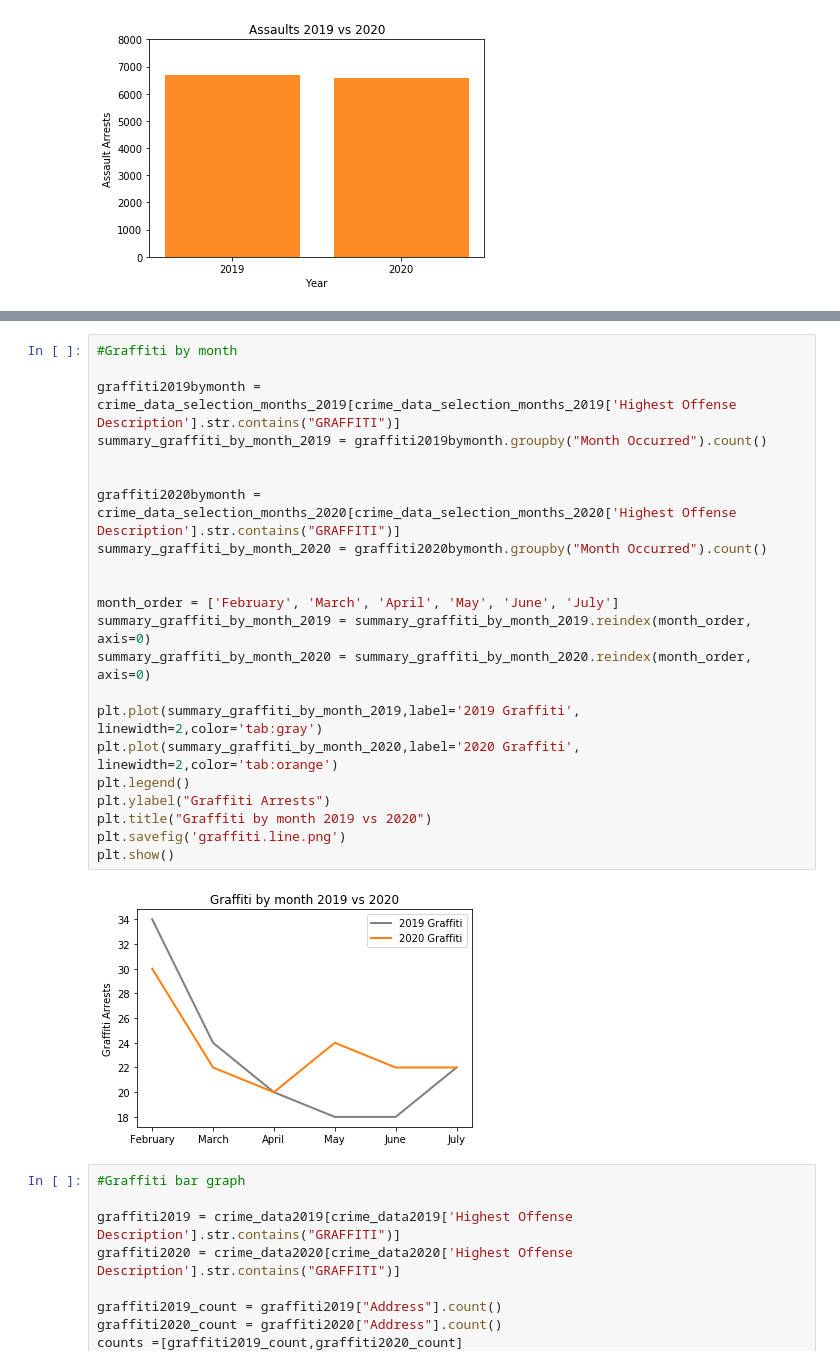
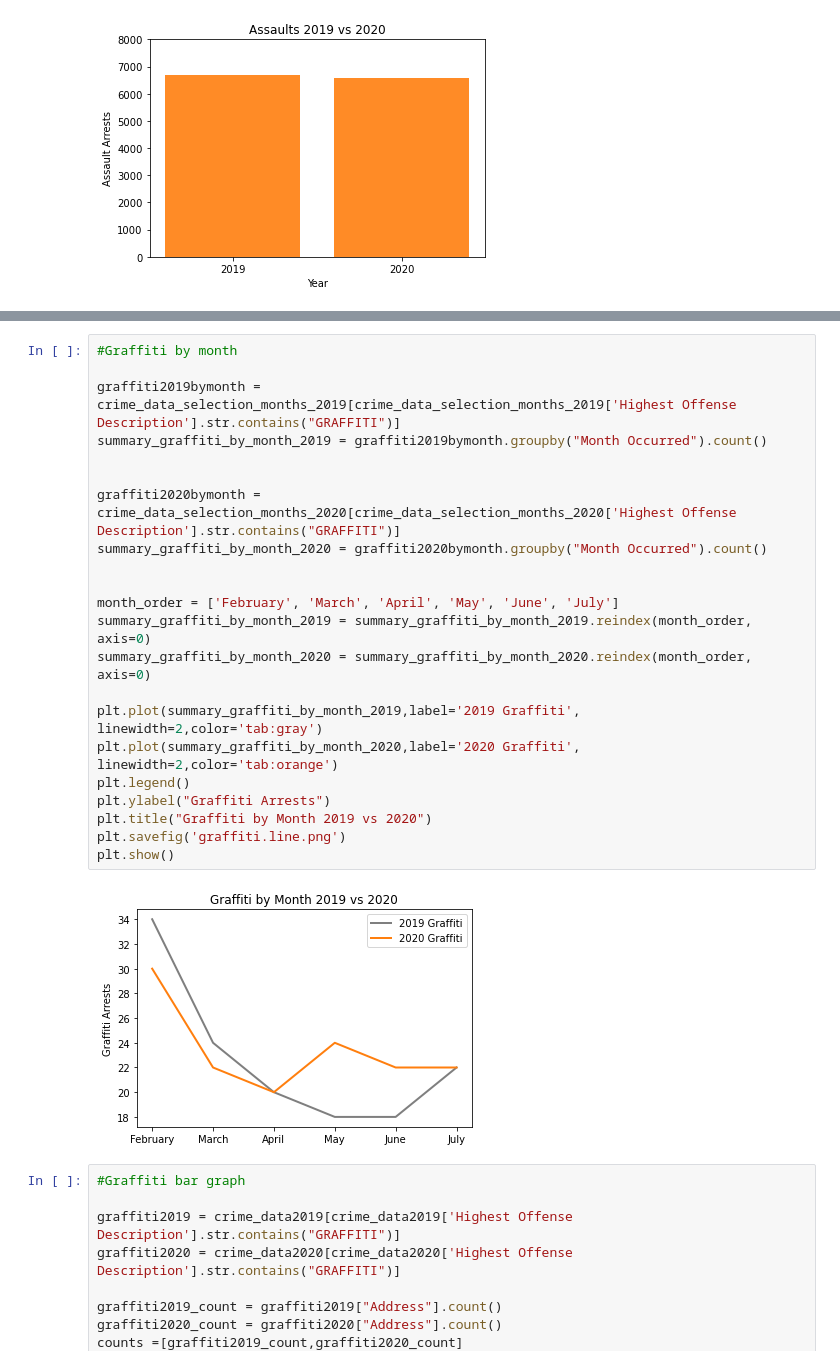
Before and after one commit to ibeth92/Crime_in_the_Time_of_COVID, a Jupyter notebook: rick.covid.project.ipynb, the cells around one changed output, grey strips where cells are left out. Drawn from its saved outputs; the diff is of its cells as text.

```diff
--- a/rick.covid.project.ipynb
+++ b/rick.covid.project.ipynb
@@ -188,27 +188,27 @@ Murder increased by 33.33 percent in 2020!
 # %%
 #Graffiti by month
 
 graffiti2019bymonth = crime_data_selection_months_2019[crime_data_selection_months_2019['Highest Offense Description'].str.contains("GRAFFITI")]
 summary_graffiti_by_month_2019 = graffiti2019bymonth.groupby("Month Occurred").count()
 
 
 graffiti2020bymonth = crime_data_selection_months_2020[crime_data_selection_months_2020['Highest Offense Description'].str.contains("GRAFFITI")]
 summary_graffiti_by_month_2020 = graffiti2020bymonth.groupby("Month Occurred").count()
 
 
 month_order = ['February', 'March', 'April', 'May', 'June', 'July']
 summary_graffiti_by_month_2019 = summary_graffiti_by_month_2019.reindex(month_order, axis=0)
 summary_graffiti_by_month_2020 = summary_graffiti_by_month_2020.reindex(month_order, axis=0)
 
 plt.plot(summary_graffiti_by_month_2019,label='2019 Graffiti', linewidth=2,color='tab:gray')
 plt.plot(summary_graffiti_by_month_2020,label='2020 Graffiti', linewidth=2,color='tab:orange')
 plt.legend()
 plt.ylabel("Graffiti Arrests")
-plt.title("Graffiti by month 2019 vs 2020")
+plt.title("Graffiti by Month 2019 vs 2020")
 plt.savefig('graffiti.line.png')
 plt.show()
 # %% [output]
-[figure, old version]
+[figure, new version]
 # %%
 #Graffiti bar graph
 
```
Also changed, not shown: parts of 5 cells of this notebook, 8 other files.
